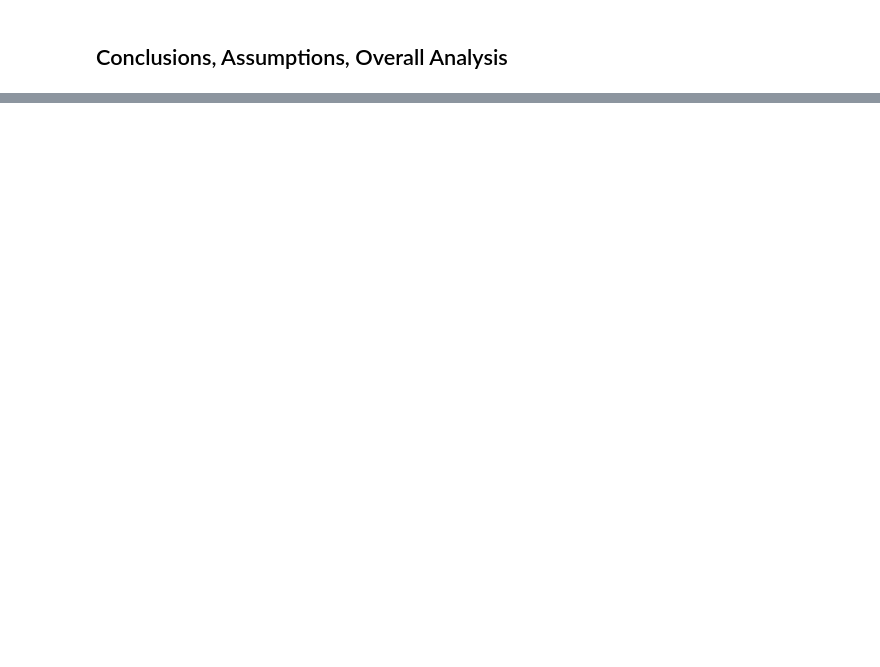
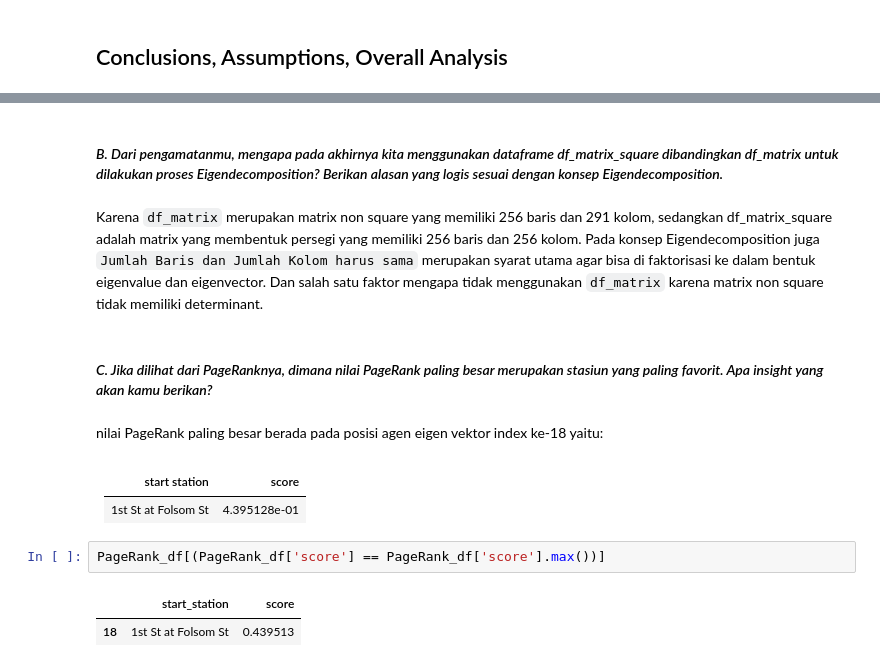
Before and after one commit to Vayxius/h8dsft_P0W2, a Jupyter notebook: h8dsft_P0W2_Ivan_Yapputra_Yappi.ipynb, the cells around one changed output, grey strips where cells are left out. Drawn from its saved outputs; the diff is of its cells as text; blank space fills up the shorter version.

```diff
--- a/h8dsft_P0W2_Ivan_Yapputra_Yappi.ipynb
+++ b/h8dsft_P0W2_Ivan_Yapputra_Yappi.ipynb
@@ -554,0 +564,17 @@ df_coor_stations.plot(x='start_station_longitude',y='start_station_latitude',fig
+# %% [markdown]
+#### _B. Dari pengamatanmu, mengapa pada akhirnya kita menggunakan dataframe df_matrix_square dibandingkan df_matrix untuk dilakukan proses Eigendecomposition? Berikan alasan yang logis sesuai dengan konsep Eigendecomposition._
+# %% [markdown]
+Karena `df_matrix` merupakan matrix non square yang memiliki 256 baris dan 291 kolom, sedangkan df_matrix_square adalah matrix yang membentuk persegi yang memiliki 256 baris dan 256 kolom. Pada konsep Eigendecomposition juga `Jumlah Baris dan Jumlah Kolom harus sama` merupakan syarat utama agar bisa di faktorisasi ke dalam bentuk eigenvalue dan eigenvector. Dan salah satu faktor mengapa tidak menggunakan `df_matrix` karena matrix non square tidak memiliki determinant.
+# %% [markdown]
+#### _C. Jika dilihat dari PageRanknya, dimana nilai PageRank paling besar merupakan stasiun yang paling favorit. Apa insight yang akan kamu berikan?_
+# %% [markdown]
+nilai PageRank paling besar berada pada posisi agen eigen vektor index ke-18 yaitu:
+# %% [markdown]
+| start station | score |
+| --- | --- |
+| 1st St at Folsom St | 4.395128e-01 |
+# %%
+PageRank_df[(PageRank_df['score'] == PageRank_df['score'].max())]
+# %% [output]
+|  | start_station | score |
+| 18 | 1st St at Folsom St | 0.439513 |
```
Also changed, not shown: parts of 66 cells of this notebook, 1 other file.
